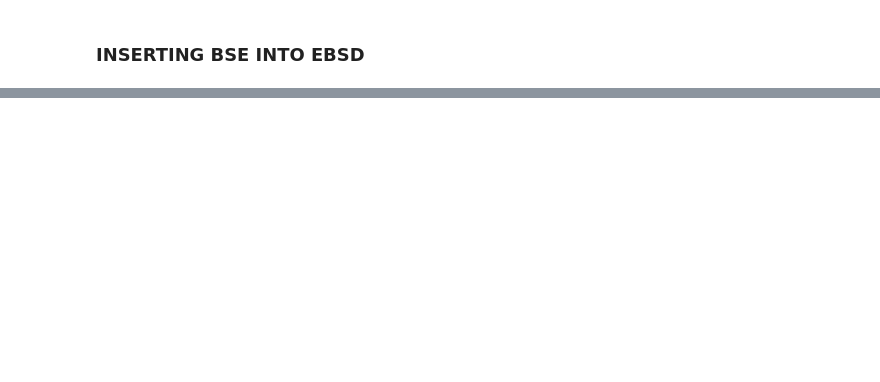
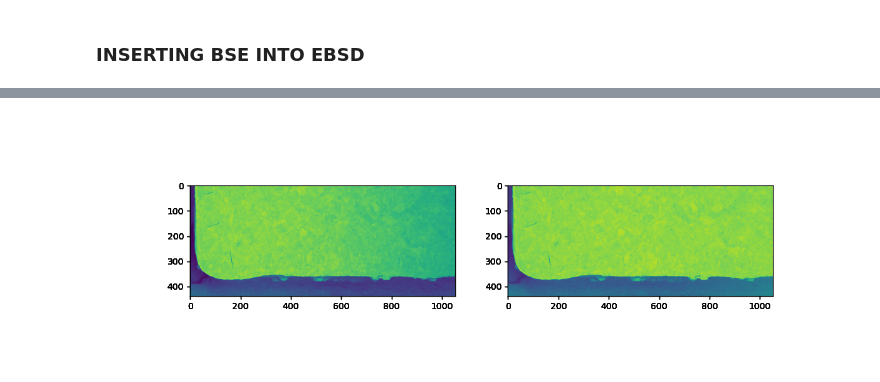
Before and after one commit to lambjames18/EBSD-Correction, a Jupyter notebook: scratch.ipynb, the cells around one changed output, grey strips where cells are left out. Cells and saved outputs as stored; diff of their text form; code cells hidden in the pictures; blank space fills up the shorter version.

```diff
--- a/scratch.ipynb
+++ b/scratch.ipynb
@@ -82,0 +107,34 @@ ebsd.close()
+# %%
+folder = "D:/Research/CoNi_TFS/Data/3D/"
+ebsd = h5py.File(os.path.join(folder, "CoNi90.dream3d"), "r+")
+cell_s = "DataContainers/ImageDataContainer/CellData/"
+bse = np.squeeze(ebsd[cell_s+"BSE"][...])
+y = bse.mean(axis=(0, 1))
+x = np.arange(y.shape[0])
+
+x_fit = x[y.argmax():]
+y_fit = y[y.argmax():]
+def f(x, a, b, c):
+    return a*x**2 + b*x + c
+popt, _ = curve_fit(f, x_fit, y_fit)
+
+diff =  y.max() - f(x_fit, *popt)
+diff = diff - diff.min()
+
+y_new = np.copy(y)
+y_new[y_new.argmax():] += diff
+
+y_fit_new = f(x_fit, *popt)
+y_fit_new = y_fit_new - (y_fit_new[0] - y.max())
+
+plt.close(101)
+fig, ax = plt.subplots(num=101, nrows=1, ncols=1)
+ax.plot(x, y, 'b', label='Original', zorder=0)
+ax.plot(x, y_new, 'b--', label="Corrected", zorder=1)
+ax.plot(x_fit, y_fit_new, 'r--', label="Fit")
+ax.tick_params(axis='y', labelcolor='b')
+ax.set_ylim(0, 255)
+ax.scatter(y.argmax(), y.max(), s=50, marker='*', c='k')
+ax.text(y.argmax(), y.max() - 20, "Startin point", ha='center', zorder=3)
+ax.legend()
+plt.show()
@@ -82,0 +143,13 @@ ebsd.close()
+# %%
+
+bse_new = np.copy(bse)
+bse_new[:, :, y.argmax():] += diff.astype(np.uint8)
+
+ebsd[cell_s+"BSE"][...] = bse_new.reshape(*bse_new.shape, 1)
+
+fig, (ax1, ax2) = plt.subplots(1, 2, num=10101, figsize=(12,4))
+ax1.imshow(bse[0])
+ax2.imshow(bse_new[0])
+plt.show()
+# %% [output]
+[figure, added]
```
Also changed, not shown: parts of 5 cells of this notebook, 17 other files.
